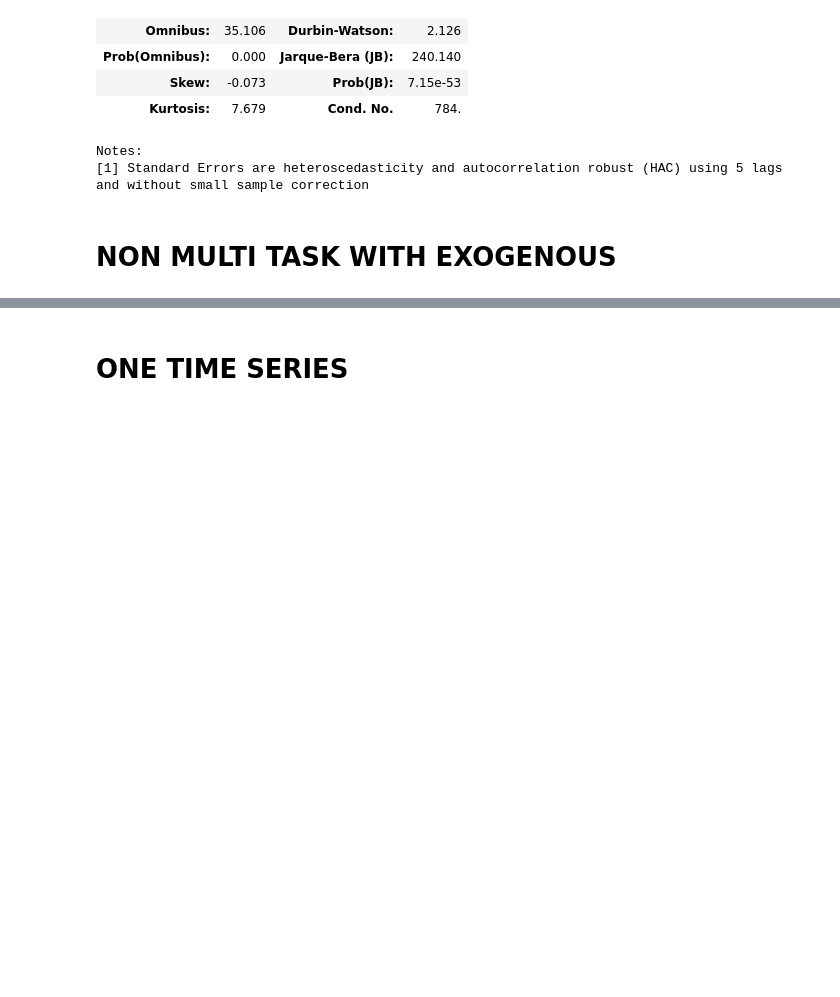
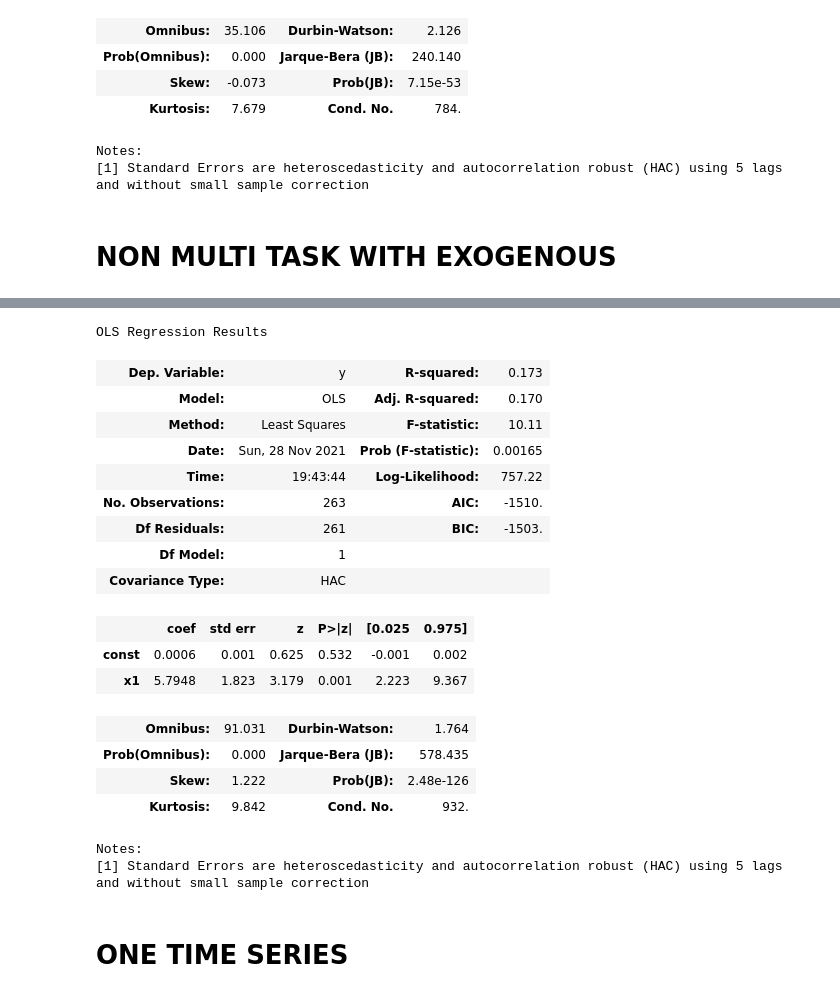
Before and after one commit to mattj949/stats207, a Jupyter notebook: Exogenous.ipynb, the cells around one changed output, grey strips where cells are left out. Drawn from its saved outputs; the diff is of its cells as text; code cells hidden in the pictures; blank space fills up the shorter version.

```diff
--- a/Exogenous.ipynb
+++ b/Exogenous.ipynb
@@ -227,2 +297,28 @@ train_losses, _ = testlstm.train(train_loader, epochs = 5)
+# %%
+#evaluation
+import statsmodels.api as sm
+
+results = sm.OLS(long_only_returns, sm.add_constant(strategy_returns)).fit(cov_type='HAC',cov_kwds={'maxlags': 5})
+results.summary()
+# %% [output]
+OLS Regression Results
+| Dep. Variable: | y | R-squared: | 0.173 |
+| Model: | OLS | Adj. R-squared: | 0.170 |
+| Method: | Least Squares | F-statistic: | 10.11 |
+| Date: | Sun, 28 Nov 2021 | Prob (F-statistic): | 0.00165 |
+| Time: | 19:43:44 | Log-Likelihood: | 757.22 |
+| No. Observations: | 263 | AIC: | -1510. |
+| Df Residuals: | 261 | BIC: | -1503. |
+| Df Model: | 1 |  |  |
+| Covariance Type: | HAC |  |  |
+|  | coef | std err | z | P>|z| | [0.025 | 0.975] |
+| const | 0.0006 | 0.001 | 0.625 | 0.532 | -0.001 | 0.002 |
+| x1 | 5.7948 | 1.823 | 3.179 | 0.001 | 2.223 | 9.367 |
+| Omnibus: | 91.031 | Durbin-Watson: | 1.764 |
+| Prob(Omnibus): | 0.000 | Jarque-Bera (JB): | 578.435 |
+| Skew: | 1.222 | Prob(JB): | 2.48e-126 |
+| Kurtosis: | 9.842 | Cond. No. | 932. |
+Notes:
+[1] Standard Errors are heteroscedasticity and autocorrelation robust (HAC) using 5 lags and without small sample correction
 # %% [markdown]
 # ONE TIME SERIES
```
Also changed, not shown: parts of 19 cells of this notebook, 2 other files.
